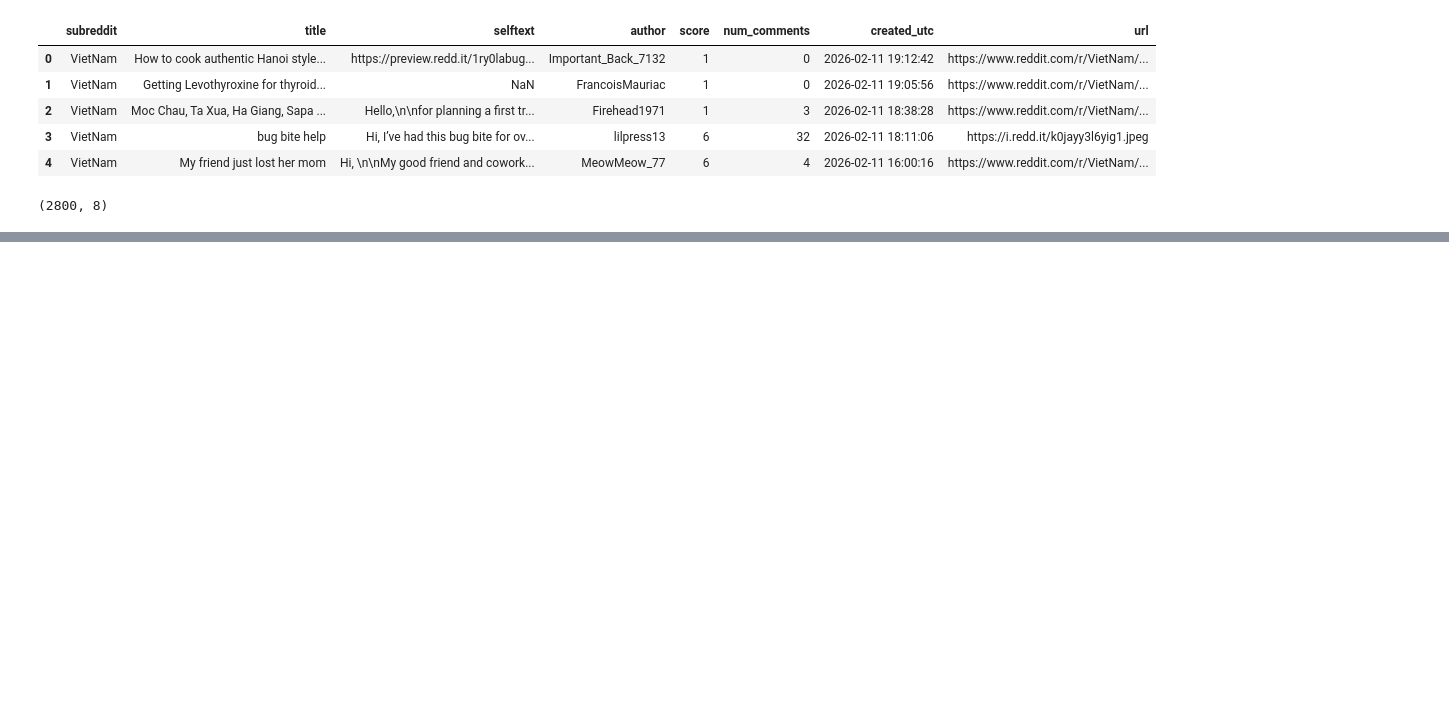
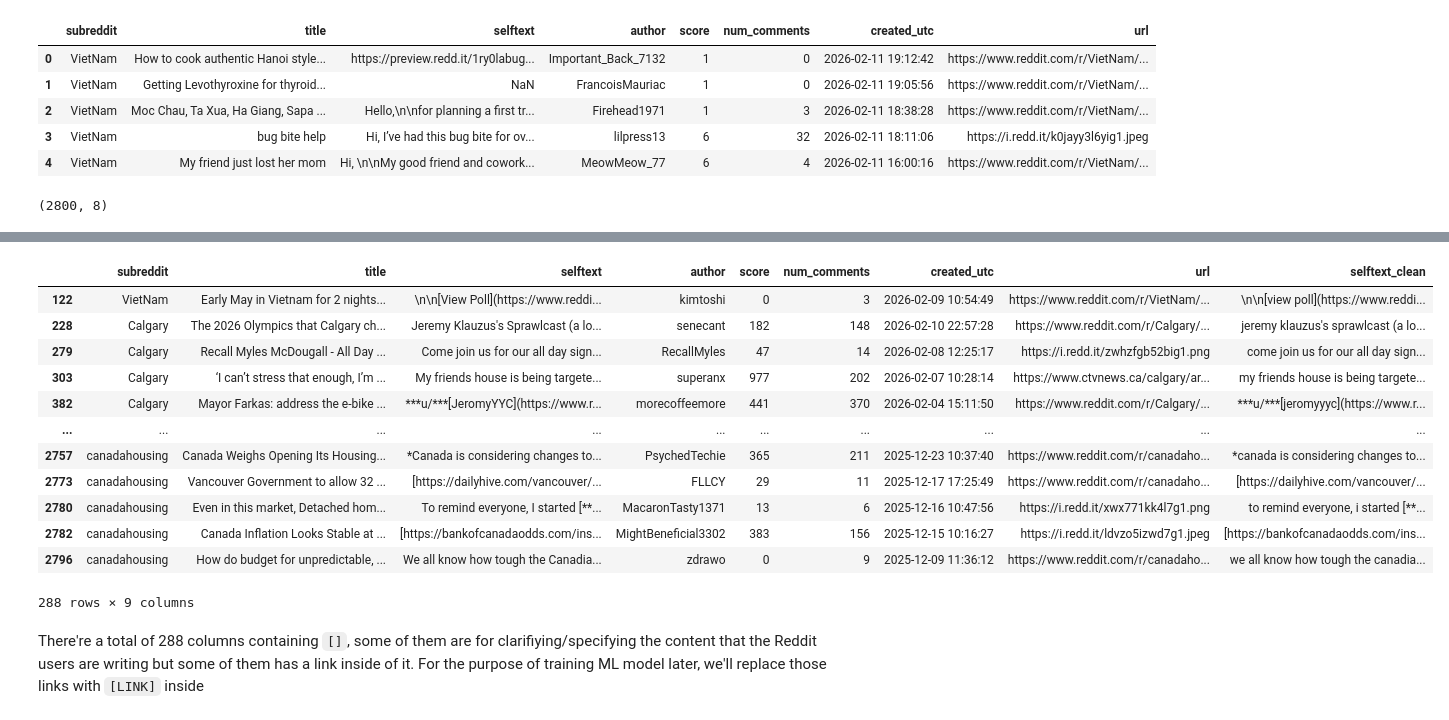
Before and after one commit to jtran2509/reddit-employment-trends, a Jupyter notebook: notebooks/eda.ipynb, the cells around one changed output, grey strips where cells are left out. Cells and saved outputs as stored; diff of their text form; code cells hidden in the pictures; blank space fills up the shorter version.

Commit message:
added main structure for Python and Streamlit file

```diff
--- a/notebooks/eda.ipynb
+++ b/notebooks/eda.ipynb
@@ -38,0 +87,4 @@ reddit_employ.describe
+# %%
+# Fill `selftext` column with "" first
+reddit_df['selftext'] = reddit_df['selftext'].fillna("")
+print(reddit_df.isnull().sum())
@@ -38,0 +101,5 @@ reddit_employ.describe
+# %%
+# Combine `title` & `selftext` columns together since titles contain the main ideas, selftext contains details => more convenients when doing EDA later
+reddit_df['full_text'] = reddit_df['title'] + " " + reddit_df["selftext"]
+# check the full_text column
+reddit_df['full_text'].head()
@@ -38,0 +120,15 @@ reddit_employ.describe
+# %%
+from langdetect import detect
+
+def get_language(text):
+    try:
+        return detect(text)
+    except:
+        return "uknown"
+
+# Apply the function to create another columns
+reddit_df['language'] = reddit_df['full_text'].apply(get_language)
+
+# Create 2 different datasets with vietnames and english
+reddit_vn = reddit_df[reddit_df['language'] == "vi"].copy()
+reddit_en = reddit_df[reddit_df['language'] == "en"].copy()
@@ -38,0 +244,24 @@ reddit_employ.describe
+# %%
+# Lowercase for the 'selftext' column
+reddit_df['selftext_clean'] = reddit_df['selftext'].str.lower()
+# Review the clean column
+reddit_df['selftext_clean'].head()
+# %%
+# Before deleting all of the text inside [], let's check them out first
+reddit_df[reddit_df['selftext_clean'].str.contains(r'\[.*\]')]
+# %% [output]
+|  | subreddit | title | selftext | author | score | num_comments | created_utc | url | selftext_clean |
+| 122 | VietNam | Early May in Vietnam for 2 nights... | \n\n[View Poll](https://www.reddi... | kimtoshi | 0 | 3 | 2026-02-09 10:54:49 | https://www.reddit.com/r/VietNam/... | \n\n[view poll](https://www.reddi... |
+| 228 | Calgary | The 2026 Olympics that Calgary ch... | Jeremy Klauzus's Sprawlcast (a lo... | senecant | 182 | 148 | 2026-02-10 22:57:28 | https://www.reddit.com/r/Calgary/... | jeremy klauzus's sprawlcast (a lo... |
+| 279 | Calgary | Recall Myles McDougall - All Day ... | Come join us for our all day sign... | RecallMyles | 47 | 14 | 2026-02-08 12:25:17 | https://i.redd.it/zwhzfgb52big1.png | come join us for our all day sign... |
+| 303 | Calgary | ‘I can’t stress that enough, I’m ... | My friends house is being targete... | superanx | 977 | 202 | 2026-02-07 10:28:14 | https://www.ctvnews.ca/calgary/ar... | my friends house is being targete... |
+| 382 | Calgary | Mayor Farkas: address the e-bike ... | ***u/***[JeromyYYC](https://www.r... | morecoffeemore | 441 | 370 | 2026-02-04 15:11:50 | https://www.reddit.com/r/Calgary/... | ***u/***[jeromyyyc](https://www.r... |
+| ... | ... | ... | ... | ... | ... | ... | ... | ... | ... |
+| 2757 | canadahousing | Canada Weighs Opening Its Housing... | *Canada is considering changes to... | PsychedTechie | 365 | 211 | 2025-12-23 10:37:40 | https://www.reddit.com/r/canadaho... | *canada is considering changes to... |
+| 2773 | canadahousing | Vancouver Government to allow 32 ... | [https://dailyhive.com/vancouver/... | FLLCY | 29 | 11 | 2025-12-17 17:25:49 | https://www.reddit.com/r/canadaho... | [https://dailyhive.com/vancouver/... |
+| 2780 | canadahousing | Even in this market, Detached hom... | To remind everyone, I started [**... | MacaronTasty1371 | 13 | 6 | 2025-12-16 10:47:56 | https://i.redd.it/xwx771kk4l7g1.png | to remind everyone, i started [**... |
+| 2782 | canadahousing | Canada Inflation Looks Stable at ... | [https://bankofcanadaodds.com/ins... | MightBeneficial3302 | 383 | 156 | 2025-12-15 10:16:27 | https://i.redd.it/ldvzo5izwd7g1.jpeg | [https://bankofcanadaodds.com/ins... |
+| 2796 | canadahousing | How do budget for unpredictable, ... | We all know how tough the Canadia... | zdrawo | 0 | 9 | 2025-12-09 11:36:12 | https://www.reddit.com/r/canadaho... | we all know how tough the canadia... |
+288 rows × 9 columns
+# %% [markdown]
+There're a total of 288 columns containing `[]`, some of them are for clarifiying/specifying the content that the Reddit users are writing but some of them has a link inside of it. For the purpose of training ML model later, we'll replace those links with `[LINK]` inside
```
Also changed, not shown: parts of 28 cells of this notebook, 8 other files.
